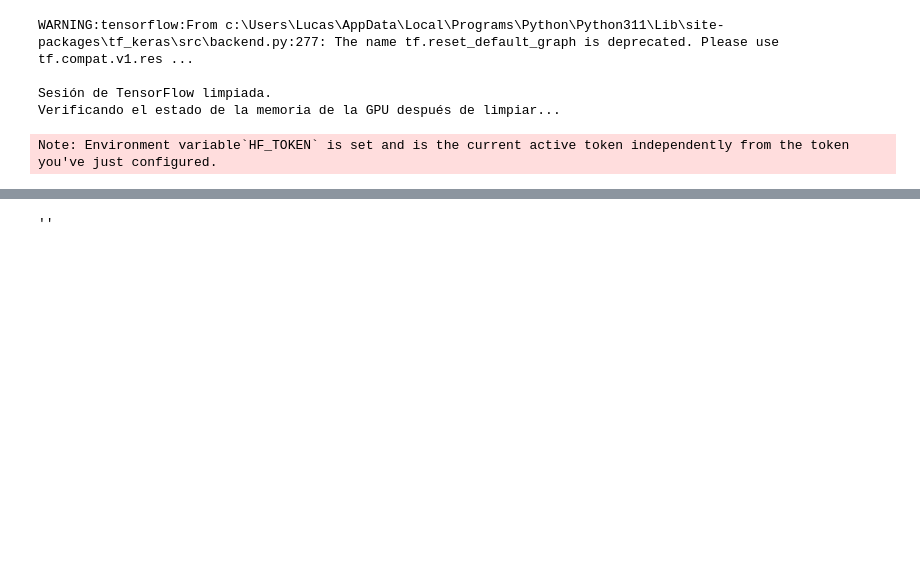
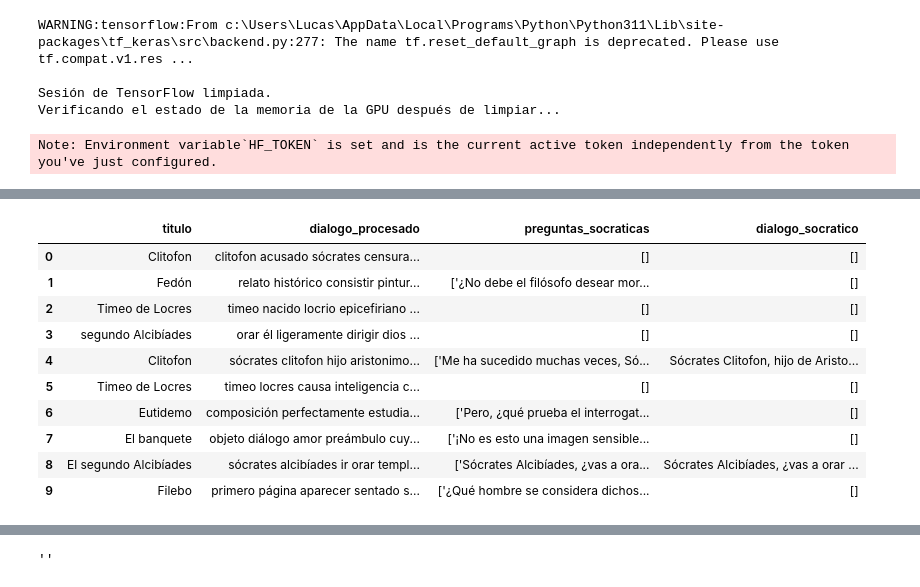
Before and after one commit to Pablodeharo/Socrates, a Jupyter notebook: llm_proyect/src/modelo.ipynb, the cells around one changed output, grey strips where cells are left out. Drawn from its saved outputs; the diff is of its cells as text; code cells hidden in the pictures; blank space fills up the shorter version.

```diff
--- a/llm_proyect/src/modelo.ipynb
+++ b/llm_proyect/src/modelo.ipynb
@@ -194,0 +84,6 @@ ValueError: The model did not return a loss from the inputs, only the following
+# %%
+# Reemplaza NAN en df_dialogos
+df_dialogos['dialogo_socratico'] = df_dialogos['dialogo_socratico'].fillna('[]')
+
+# Reemplaza NAN en df_escritos
+df_escritos['fragmentos_socraticos'] = df_escritos['fragmentos_socraticos'].fillna('[]')
@@ -194,0 +104,14 @@ ValueError: The model did not return a loss from the inputs, only the following
+# %%
+df_dialogos.head(10)
+# %% [output]
+|  | titulo | dialogo_procesado | preguntas_socraticas | dialogo_socratico |
+| 0 | Clitofon | clitofon acusado sócrates censura... | [] | [] |
+| 1 | Fedón | relato histórico consistir pintur... | ['¿No debe el filósofo desear mor... | [] |
+| 2 | Timeo de Locres | timeo nacido locrio epicefiriano ... | [] | [] |
+| 3 | segundo Alcibíades | orar él ligeramente dirigir dios ... | [] | [] |
+| 4 | Clitofon | sócrates clitofon hijo aristonimo... | ['Me ha sucedido muchas veces, Só... | Sócrates Clitofon, hijo de Aristo... |
+| 5 | Timeo de Locres | timeo locres causa inteligencia c... | [] | [] |
+| 6 | Eutidemo | composición perfectamente estudia... | ['Pero, ¿qué prueba el interrogat... | [] |
+| 7 | El banquete | objeto diálogo amor preámbulo cuy... | ['¡No es esto una imagen sensible... | [] |
+| 8 | El segundo Alcibíades | sócrates alcibíades ir orar templ... | ['Sócrates Alcibíades, ¿vas a ora... | Sócrates Alcibíades, ¿vas a orar ... |
+| 9 | Filebo | primero página aparecer sentado s... | ['¿Qué hombre se considera dichos... | [] |
```
Also changed, not shown: parts of 16 cells of this notebook, 3 other files.
